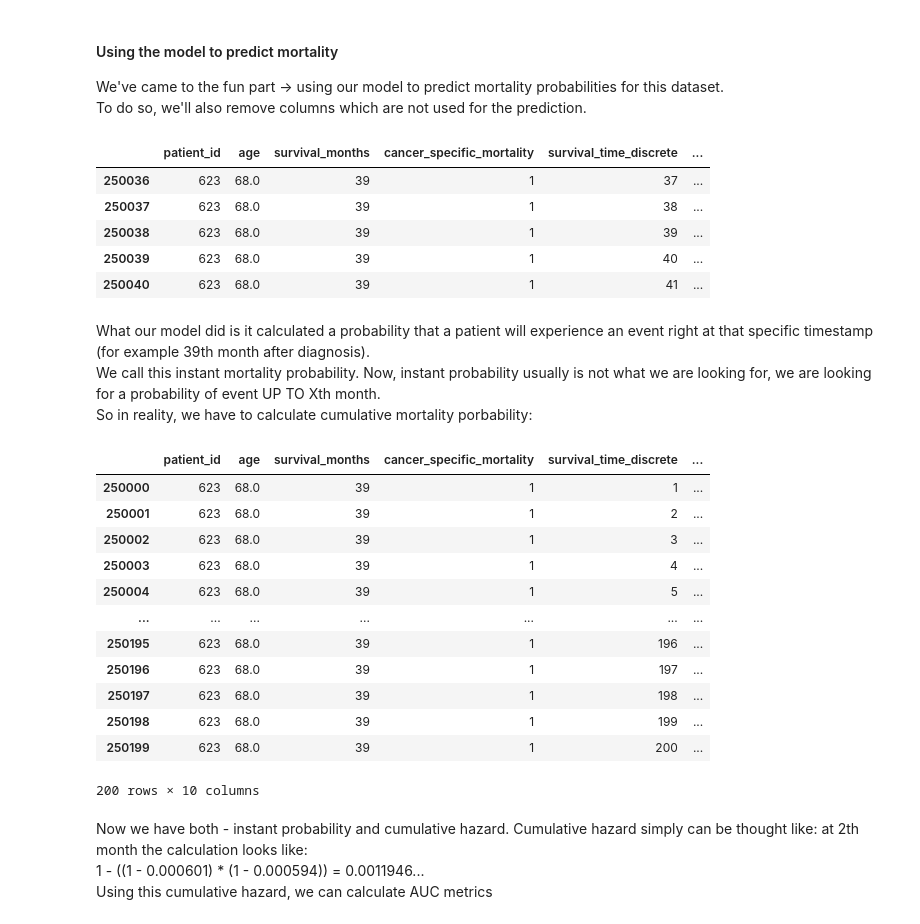
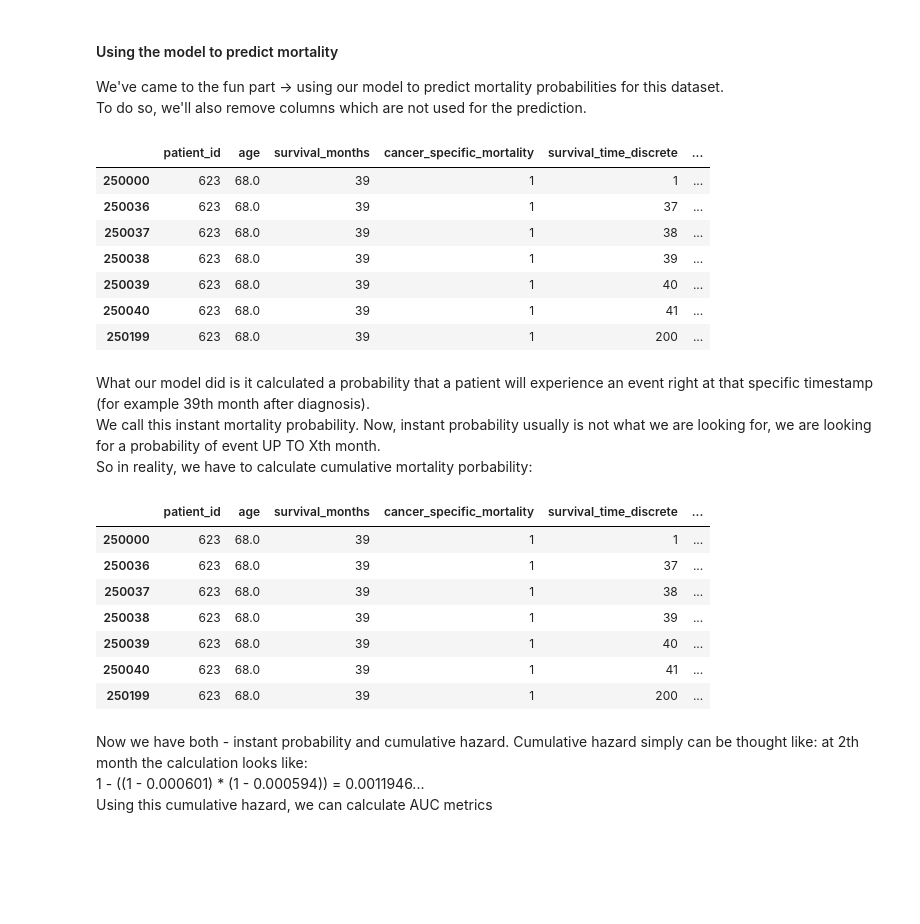
Before and after one commit to vytautas9/prostate-cancer-mortality, a Jupyter notebook: pc-mortality-single-experiment.ipynb, the cells around one changed output. Drawn from its saved outputs; the diff is of its cells as text; code cells hidden in the pictures; blank space fills up the shorter version.

```diff
--- a/pc-mortality-single-experiment.ipynb
+++ b/pc-mortality-single-experiment.ipynb
@@ -389,16 +389,18 @@ X_df = data_exploded.drop(x_columns_to_drop, axis=1)
 y_pred = model.predict_proba(X_df)[:,1]
 data_exploded['mortality_instant_prob'] = y_pred
 # %%
-data_exploded[(data_exploded.patient_id == 623) & (data_exploded.survival_time_discrete.isin([37, 38, 39, 40, 41]))][['patient_id', 'age', 'survival_months', 'cancer_specific_mortality',
+data_exploded[(data_exploded.patient_id == 623) & (data_exploded.survival_time_discrete.isin([1, 37, 38, 39, 40, 41, 200]))][['patient_id', 'age', 'survival_months', 'cancer_specific_mortality',
                                                                                                                'survival_time_discrete', 'cancer_specific_mortality_discrete',
                                                                                                                'cancer_specific_mortality_cumulative', 'mortality_instant_prob']]
 # %% [output]
 |  | patient_id | age | survival_months | cancer_specific_mortality | survival_time_discrete | ... |
+| 250000 | 623 | 68.0 | 39 | 1 | 1 | ... |
 | 250036 | 623 | 68.0 | 39 | 1 | 37 | ... |
 | 250037 | 623 | 68.0 | 39 | 1 | 38 | ... |
 | 250038 | 623 | 68.0 | 39 | 1 | 39 | ... |
 | 250039 | 623 | 68.0 | 39 | 1 | 40 | ... |
 | 250040 | 623 | 68.0 | 39 | 1 | 41 | ... |
+| 250199 | 623 | 68.0 | 39 | 1 | 200 | ... |
 # %% [markdown]
 What our model did is it calculated a probability that a patient will experience an event right at that specific timestamp (for example 39th month after diagnosis).
 We call this instant mortality probability. Now, instant probability usually is not what we are looking for, we are looking for a probability of event UP TO Xth month.
@@ -412,24 +414,19 @@ data_copy['negative_log_prob'] = np.log( 1 - data_copy['mortality_instant_prob']
 
 data_copy['cumulative_hazard'] = 1 - np.exp(data_copy.groupby('patient_id')['negative_log_prob'].transform(pd.Series.cumsum))
 # %%
-data_copy[data_copy.patient_id == 623][['patient_id', 'age', 'survival_months', 'cancer_specific_mortality',
+data_copy[(data_copy.patient_id == 623) & (data_copy.survival_time_discrete.isin([1, 37, 38, 39, 40, 41, 200]))][['patient_id', 'age', 'survival_months', 'cancer_specific_mortality',
                                                                                                                'survival_time_discrete', 'cancer_specific_mortality_discrete',
                                                                                                                'cancer_specific_mortality_cumulative', 'mortality_instant_prob',
                                                                                                                'negative_log_prob', 'cumulative_hazard']]
 # %% [output]
 |  | patient_id | age | survival_months | cancer_specific_mortality | survival_time_discrete | ... |
 | 250000 | 623 | 68.0 | 39 | 1 | 1 | ... |
-| 250001 | 623 | 68.0 | 39 | 1 | 2 | ... |
-| 250002 | 623 | 68.0 | 39 | 1 | 3 | ... |
-| 250003 | 623 | 68.0 | 39 | 1 | 4 | ... |
-| 250004 | 623 | 68.0 | 39 | 1 | 5 | ... |
-| ... | ... | ... | ... | ... | ... | ... |
-| 250195 | 623 | 68.0 | 39 | 1 | 196 | ... |
-| 250196 | 623 | 68.0 | 39 | 1 | 197 | ... |
-| 250197 | 623 | 68.0 | 39 | 1 | 198 | ... |
-| 250198 | 623 | 68.0 | 39 | 1 | 199 | ... |
+| 250036 | 623 | 68.0 | 39 | 1 | 37 | ... |
+| 250037 | 623 | 68.0 | 39 | 1 | 38 | ... |
+| 250038 | 623 | 68.0 | 39 | 1 | 39 | ... |
+| 250039 | 623 | 68.0 | 39 | 1 | 40 | ... |
+| 250040 | 623 | 68.0 | 39 | 1 | 41 | ... |
 | 250199 | 623 | 68.0 | 39 | 1 | 200 | ... |
-200 rows × 10 columns
 # %% [markdown]
 Now we have both - instant probability and cumulative hazard. Cumulative hazard simply can be thought like: at 2th month the calculation looks like:
 1 - ((1 - 0.000601) * (1 - 0.000594)) = 0.0011946...
```
